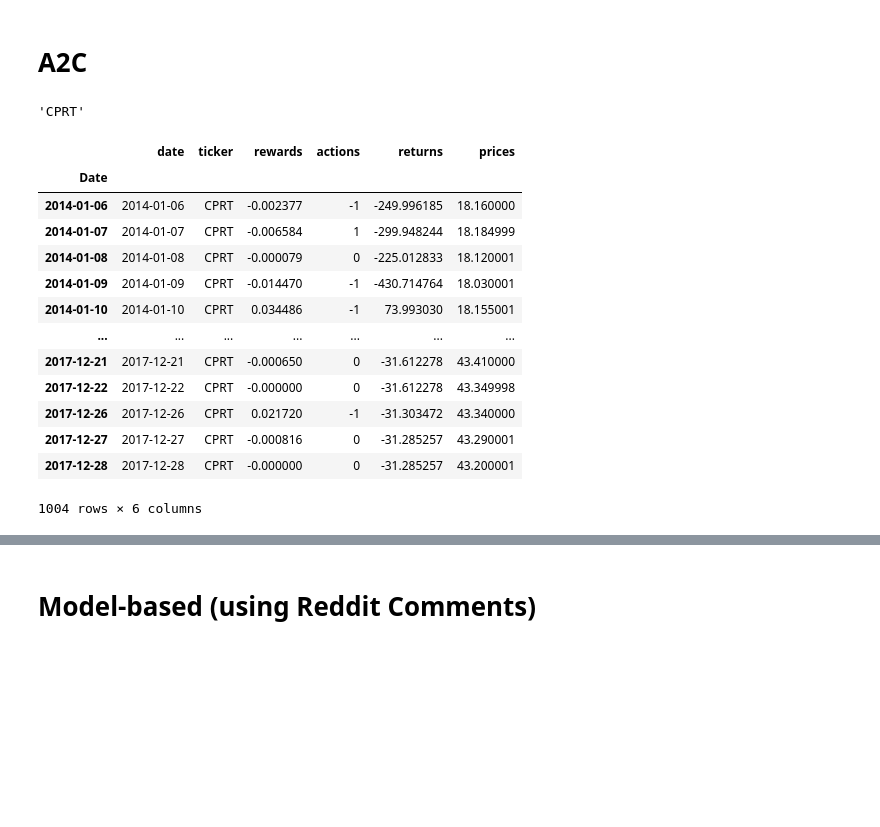
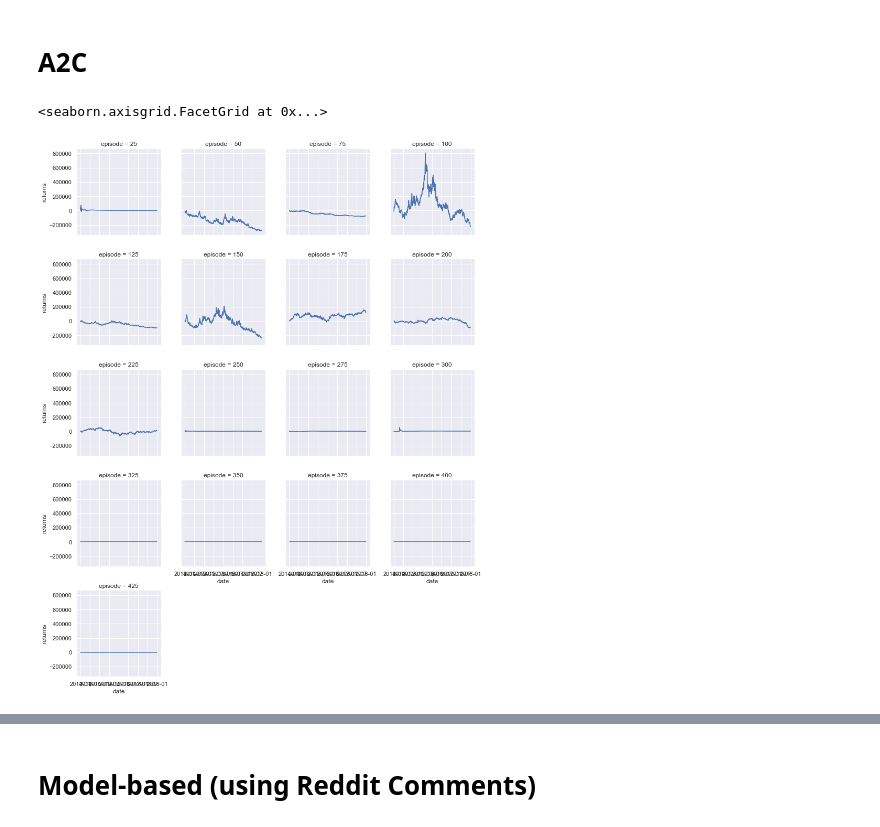
Before and after one commit to AaruranLog/rl-trading, a Jupyter notebook: agents.ipynb, the cells around one changed output, grey strips where cells are left out. Cells and saved outputs as stored; diff of their text form; code cells hidden in the pictures; blank space fills up the shorter version.

```diff
--- a/agents.ipynb
+++ b/agents.ipynb
@@ -363,9 +363,8 @@ class PolicyNetwork(nn.Module):
     def __init__(self):
         nn.Module.__init__(self)
         self.l1 = nn.Linear(STATE_DIM, HIDDEN_LAYER)
-        self.l2 = nn.Linear(HIDDEN_LAYER, ACTION_DIM)
-#         self.l2 = nn.Linear(HIDDEN_LAYER, HIDDEN_LAYER)
-#         self.l3 = nn.Linear(HIDDEN_LAYER, ACTION_DIM)
+        self.l2 = nn.Linear(HIDDEN_LAYER, HIDDEN_LAYER)
+        self.l3 = nn.Linear(HIDDEN_LAYER, ACTION_DIM)
 
     def forward(self, x, logits=True):
         """
@@ -373,9 +372,8 @@ class PolicyNetwork(nn.Module):
         """
         assert not torch.isnan(x).any(), f"NaN in input {x}"
         x = F.relu(self.l1(x))
-        x = self.l2(x)
-#         x = F.relu(self.l2(x))
-#         x = self.l3(x)
+        x = F.relu(self.l2(x))
+        x = self.l3(x)
         if not logits:
             x = torch.softmax(x, dim=1)
         return x
@@ -429,21 +427,17 @@ class A2C(BaseAgent):
 
     def learn(self, state_tensor, action, next_state_tensor, reward):
         n = self.steps_done
+
+        expected_q = reward + self.gamma * self.model(next_state_tensor).max(dim=1)[0]
         q_values = self.model(state_tensor)
-        q_values_detached = q_values.detach()
+        current_q = q_values.gather(1, action).squeeze(0)
+#         assert current_q.shape == expected_q.shape, f"Wrong shapes for q-values {current_q.shape, expected_q.shape}"
+        q_loss = F.mse_loss(current_q, expected_q.detach())
+
         pi = self.policy(state_tensor, logits=False)
-        with torch.no_grad():
-            pi_detached = pi.detach()
-            q = q_values_detached.gather(1, action)
-            future_q = reward + self.gamma * self.model(next_state_tensor).max(dim=1)[0].detach()
-            delta = future_q - q
-            A = future_q - torch.dot(
-                q_values_detached.squeeze(0), pi_detached.squeeze(0)
-            )
-
-        q_loss = delta * q_values.gather(1, action)
+        A = expected_q - torch.dot(q_values.squeeze(0), pi.squeeze(0))
         pi_a = pi.gather(1, action)
-        policy_loss = A * torch.log(pi_a)
+        policy_loss = -A.detach() * torch.log(pi_a)
 
         loss = (self.gamma ** n) * (policy_loss + q_loss)
 
@@ -456,23 +448 @@ a2c_agent = A2C()
-# %%
-t = a2c_agent.filtered_tickers[123]
-t
-# %% [output]
-'CPRT'
-# %%
-a2c_agent.run_episode(TradingEnv(t))
-# %% [output]
-|  | date | ticker | rewards | actions | returns | prices |
-| Date |  |  |  |  |  |  |
-| 2014-01-06 | 2014-01-06 | CPRT | -0.002377 | -1 | -249.996185 | 18.160000 |
-| 2014-01-07 | 2014-01-07 | CPRT | -0.006584 | 1 | -299.948244 | 18.184999 |
-| 2014-01-08 | 2014-01-08 | CPRT | -0.000079 | 0 | -225.012833 | 18.120001 |
-| 2014-01-09 | 2014-01-09 | CPRT | -0.014470 | -1 | -430.714764 | 18.030001 |
-| 2014-01-10 | 2014-01-10 | CPRT | 0.034486 | -1 | 73.993030 | 18.155001 |
-| ... | ... | ... | ... | ... | ... | ... |
-| 2017-12-21 | 2017-12-21 | CPRT | -0.000650 | 0 | -31.612278 | 43.410000 |
-| 2017-12-22 | 2017-12-22 | CPRT | -0.000000 | 0 | -31.612278 | 43.349998 |
-| 2017-12-26 | 2017-12-26 | CPRT | 0.021720 | -1 | -31.303472 | 43.340000 |
-| 2017-12-27 | 2017-12-27 | CPRT | -0.000816 | 0 | -31.285257 | 43.290001 |
-| 2017-12-28 | 2017-12-28 | CPRT | -0.000000 | 0 | -31.285257 | 43.200001 |
-1004 rows × 6 columns
 # %%
@@ -483,2 +452,9 @@ a2c_agent
+# %%
+h = a2c_agent.history
+q = sns.FacetGrid(h[h.episode % 25 == 0], col='episode',col_wrap=4)
+q.map(sns.lineplot, 'date', 'returns')
+# %% [output]
+<seaborn.axisgrid.FacetGrid at 0x...>
+[figure, added]
 # %%
 a2c_agent.plot_cumulative_discounted_rewards()
```
Also changed, not shown: parts of 23 cells of this notebook, 4 other files.
